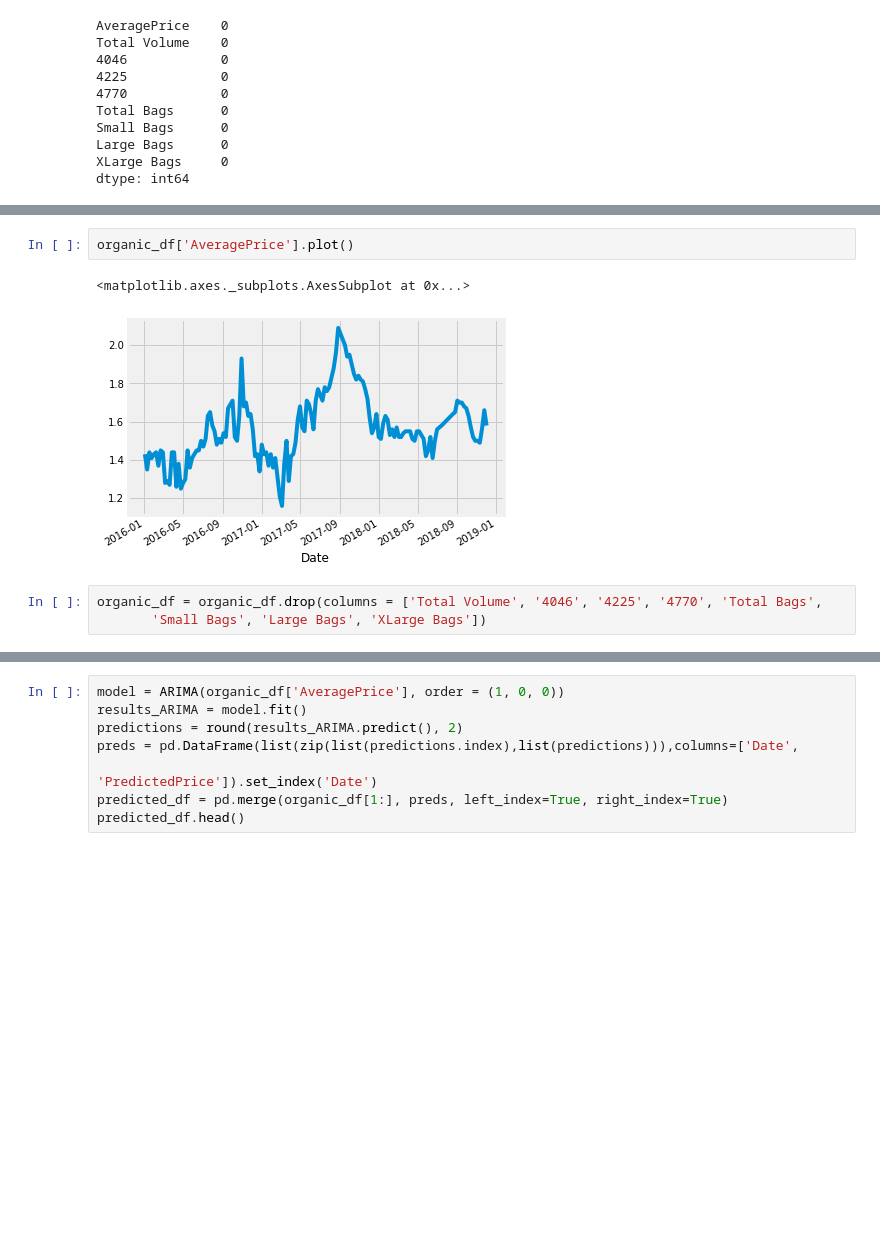
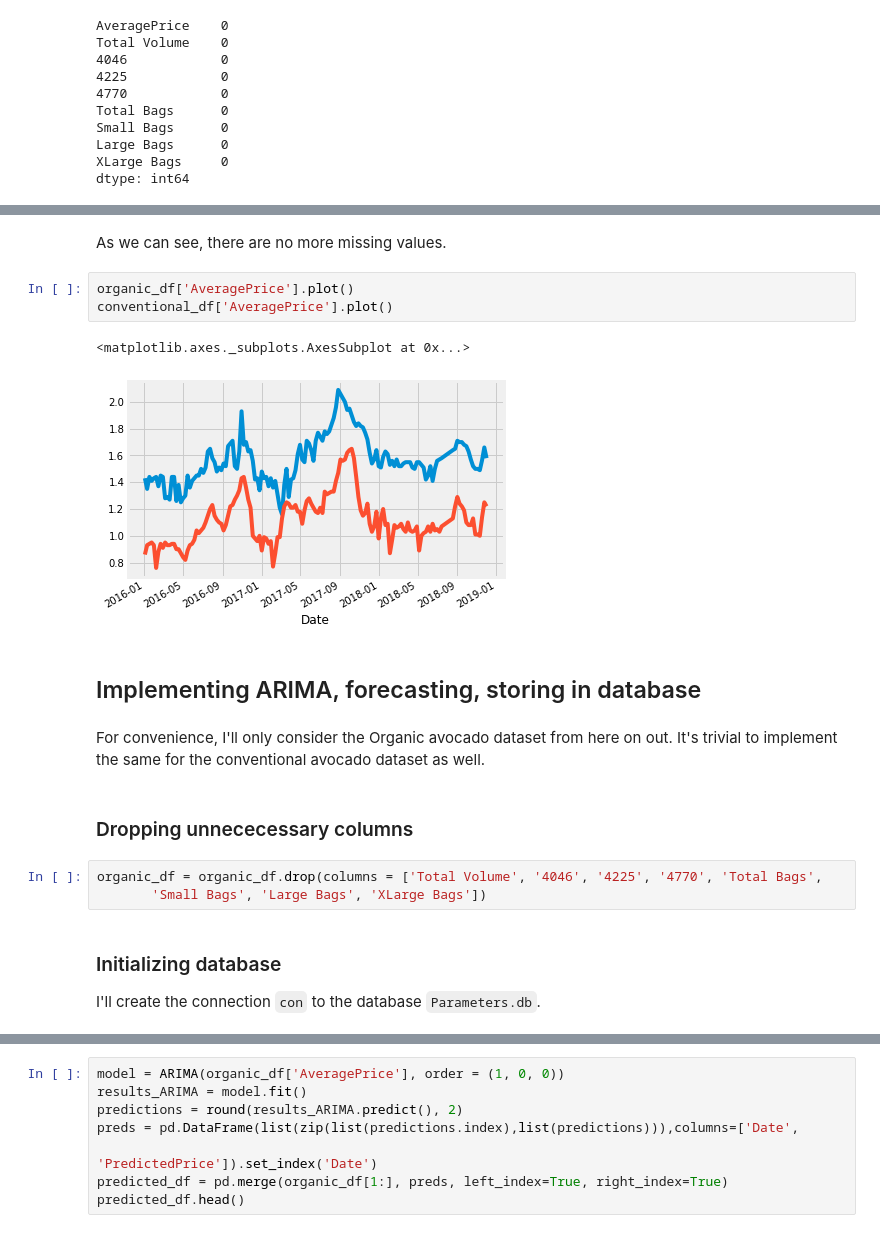
Before and after one commit to thesickcynic/Task, a Jupyter notebook: Task.ipynb, the cells around one changed output, grey strips where cells are left out. Saved outputs shown, nothing was run; the diff lists cells and outputs as text; blank space fills up the shorter version.

```diff
--- a/Task.ipynb
+++ b/Task.ipynb
@@ -126,8 +131,20 @@ Date
+# %% [markdown]
+As we can see, there are no more missing values.
 # %%
 organic_df['AveragePrice'].plot()
+conventional_df['AveragePrice'].plot()
 # %% [output]
 <matplotlib.axes._subplots.AxesSubplot at 0x...>
-[figure, old version]
+[figure, new version]
+# %% [markdown]
+## Implementing ARIMA, forecasting, storing in database
+# %% [markdown]
+For convenience, I'll only consider the Organic avocado dataset from here on out. It's trivial to implement the same for the conventional avocado dataset as well.
+# %% [markdown]
+### Dropping unnececessary columns
 # %%
 organic_df = organic_df.drop(columns = ['Total Volume', '4046', '4225', '4770', 'Total Bags',
        'Small Bags', 'Large Bags', 'XLarge Bags'])
+# %% [markdown]
+### Initializing database
+I'll create the connection `con` to the database `Parameters.db`.
```
Also changed, not shown: parts of 34 cells of this notebook.
